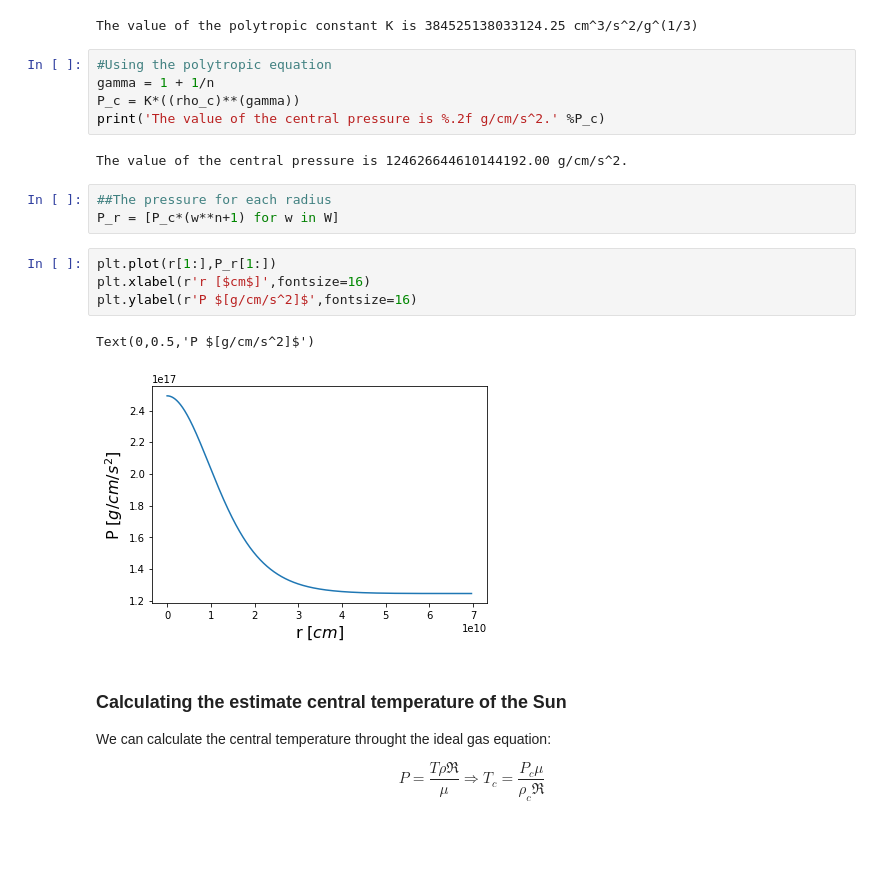
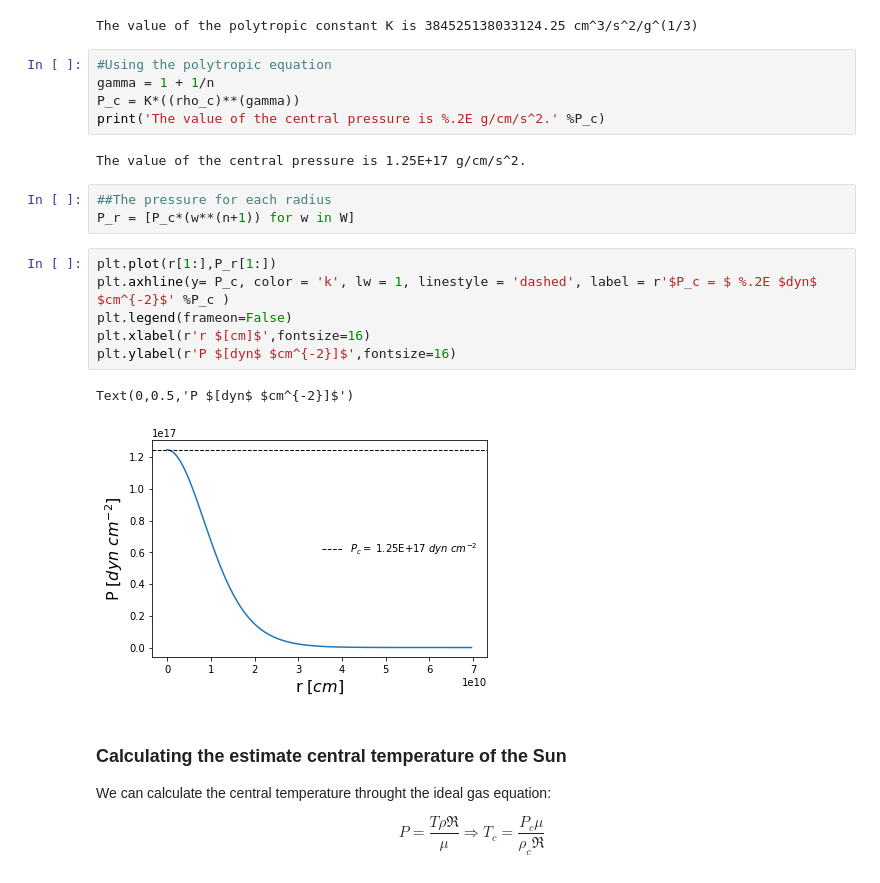
Before and after one commit to angelsmreyes/ISYA_2018_PolytropicModel, a Jupyter notebook: Polytropes.ipynb, the cells around one changed output. Drawn from its saved outputs; the diff is of its cells as text; blank space fills up the shorter version.

```diff
--- a/Polytropes.ipynb
+++ b/Polytropes.ipynb
@@ -152,19 +156,21 @@ The value of the polytropic constant K is 384525138033124.25 cm^3/s^2/g^(1/3)
 #Using the polytropic equation
 gamma = 1 + 1/n
 P_c = K*((rho_c)**(gamma))
-print('The value of the central pressure is %.2f g/cm/s^2.' %P_c)
+print('The value of the central pressure is %.2E g/cm/s^2.' %P_c)
 # %% [output]
-The value of the central pressure is 124626644610144192.00 g/cm/s^2.
+The value of the central pressure is 1.25E+17 g/cm/s^2.
 # %%
 ##The pressure for each radius
-P_r = [P_c*(w**n+1) for w in W]
+P_r = [P_c*(w**(n+1)) for w in W]
 # %%
 plt.plot(r[1:],P_r[1:])
-plt.xlabel(r'r [$cm$]',fontsize=16)
-plt.ylabel(r'P $[g/cm/s^2]$',fontsize=16)
+plt.axhline(y= P_c, color = 'k', lw = 1, linestyle = 'dashed', label = r'$P_c = $ %.2E $dyn$ $cm^{-2}$' %P_c )
+plt.legend(frameon=False)
+plt.xlabel(r'r $[cm]$',fontsize=16)
+plt.ylabel(r'P $[dyn$ $cm^{-2}]$',fontsize=16)
 # %% [output]
-Text(0,0.5,'P $[g/cm/s^2]$')
+Text(0,0.5,'P $[dyn$ $cm^{-2}]$')
-[figure, old version]
+[figure, new version]
 # %% [markdown]
 ### Calculating the estimate central temperature of the Sun
 
```
Also changed, not shown: parts of 9 cells of this notebook.
